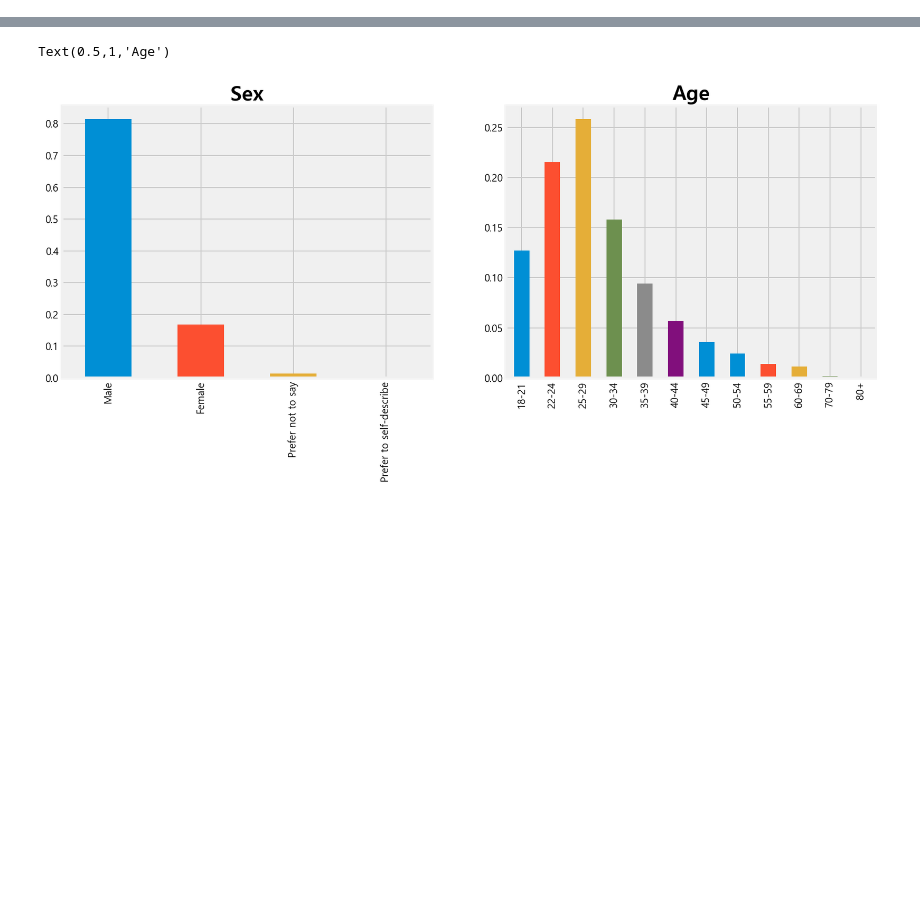
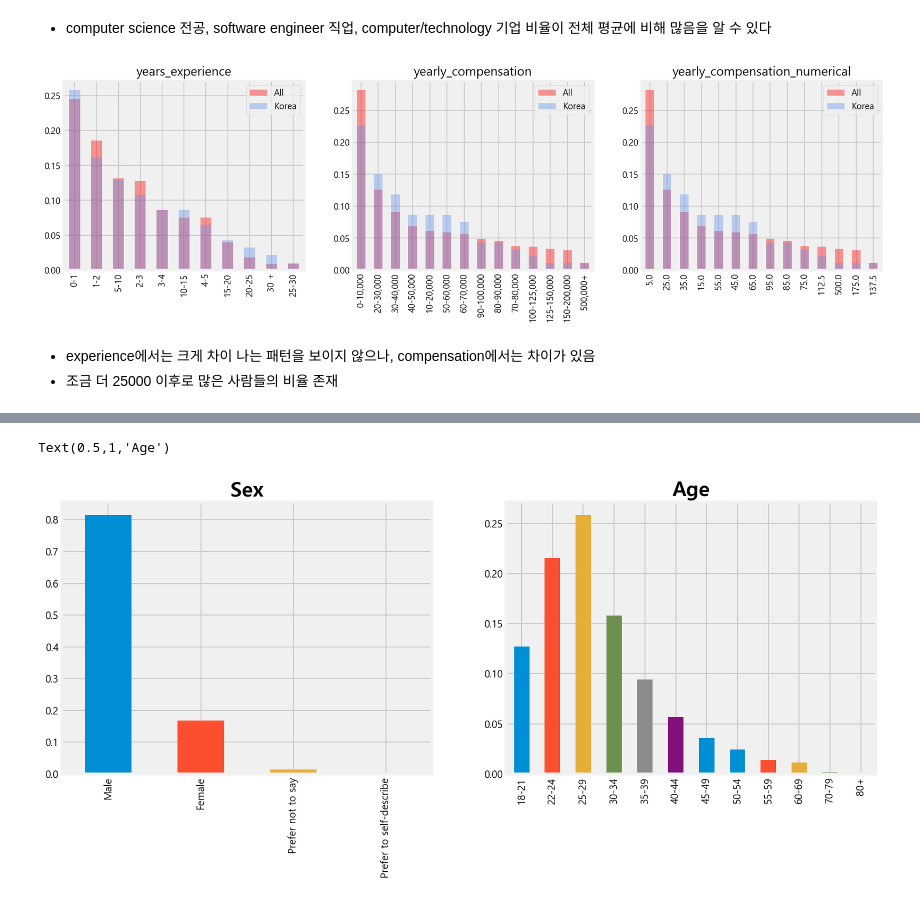
Before and after one commit to DanialDaeHyunNam/2018-Kaggle-ML-And-DS-Survey-Challenge, a Jupyter notebook: kimdaewon/2018Ksurvey.ipynb, the cells around one changed output, grey strips where cells are left out. Drawn from its saved outputs; the diff is of its cells as text; code cells hidden in the pictures; blank space fills up the shorter version.

```diff
--- a/kimdaewon/2018Ksurvey.ipynb
+++ b/kimdaewon/2018Ksurvey.ipynb
@@ -22,0 +143,13 @@ for a in range(2):
+# %% [markdown]
+- computer science 전공, software engineer 직업, computer/technology 기업 비율이 전체 평균에 비해 많음을 알 수 있다
+# %%
+f, ax = plt.subplots(1,3,figsize=(15,4))
+for i, n in zip(['years_experience', 'yearly_compensation', 'yearly_compensation_numerical'], range(3)) :
+    per_df(personal_data, i).plot.bar(ax=ax[n], title=i, color='red', alpha=0.4)
+    per_df(southK, i).plot.bar(ax=ax[n], title=i, color='cornflowerblue', alpha=0.4)
+    ax[n].legend(['All', 'Korea'])
+# %% [output]
+[figure, added]
+# %% [markdown]
+- experience에서는 크게 차이 나는 패턴을 보이지 않으나, compensation에서는 차이가 있음
+- 조금 더 25000 이후로 많은 사람들의 비율 존재
```
Also changed, not shown: parts of 23 cells of this notebook, 9 other files.
